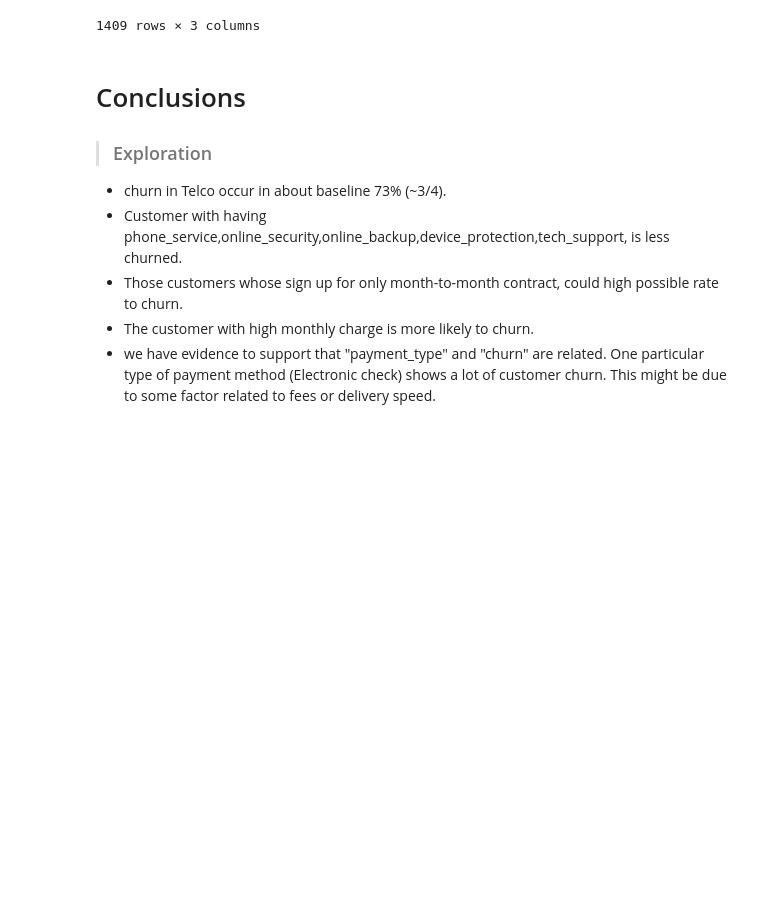
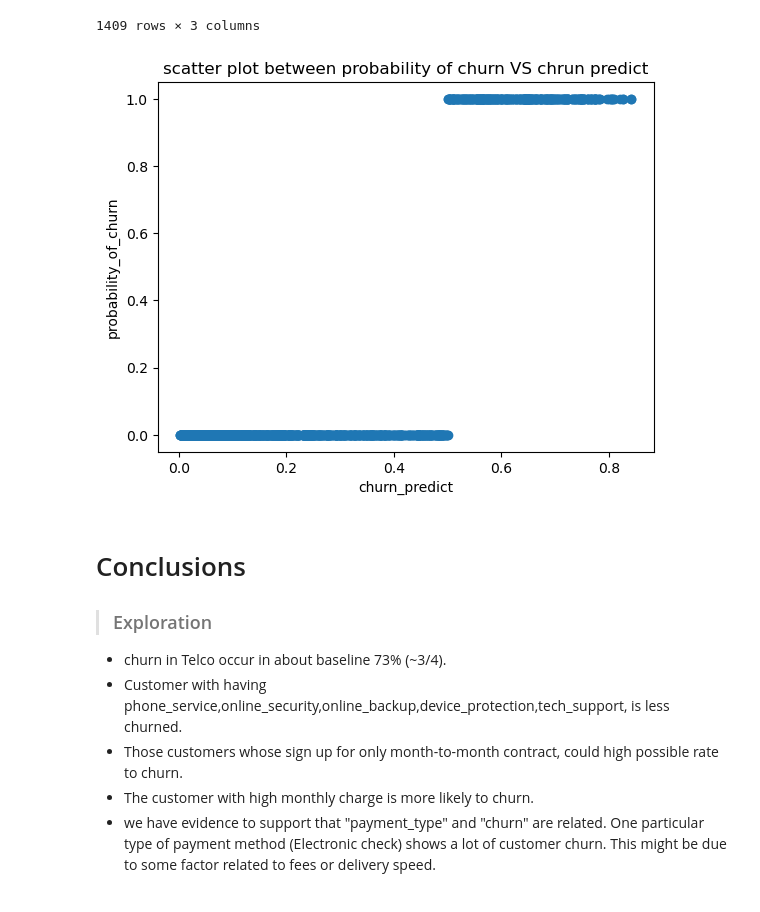
Before and after one commit to sikandar-shrestha/classification_project_telco, a Jupyter notebook: Final_Report.ipynb, the cells around one changed output. Cells and saved outputs as stored; diff of their text form; code cells hidden in the pictures; blank space fills up the shorter version.

```diff
--- a/Final_Report.ipynb
+++ b/Final_Report.ipynb
@@ -573,3 +581,11 @@ prediction_csv
 | 1407 | 4227-OJHAL | 0.021612 | 0 |
 | 1408 | 6522-OIQSX | 0.026240 | 0 |
 1409 rows × 3 columns
+# %%
+# Scatter plot between 'probability of churn'  VS 'chrun predict'
+plt.scatter(prediction_csv.probability_of_churn,prediction_csv.churn_predict)
+plt.xlabel('churn_predict')
+plt.ylabel('probability_of_churn')
+plt.title('scatter plot between probability of churn VS chrun predict');
+# %% [output]
+[figure, added]
```
Also changed, not shown: parts of 4 cells of this notebook, 1 other file.
